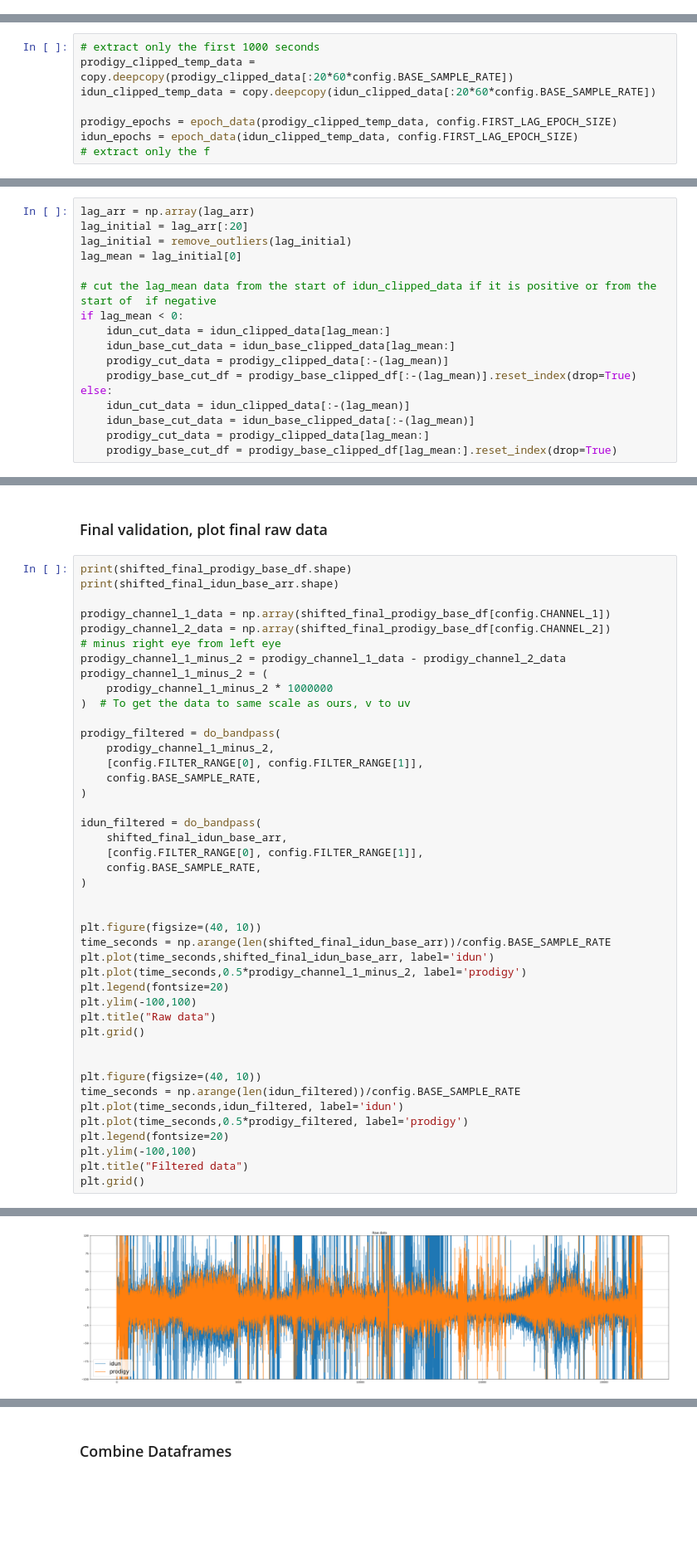
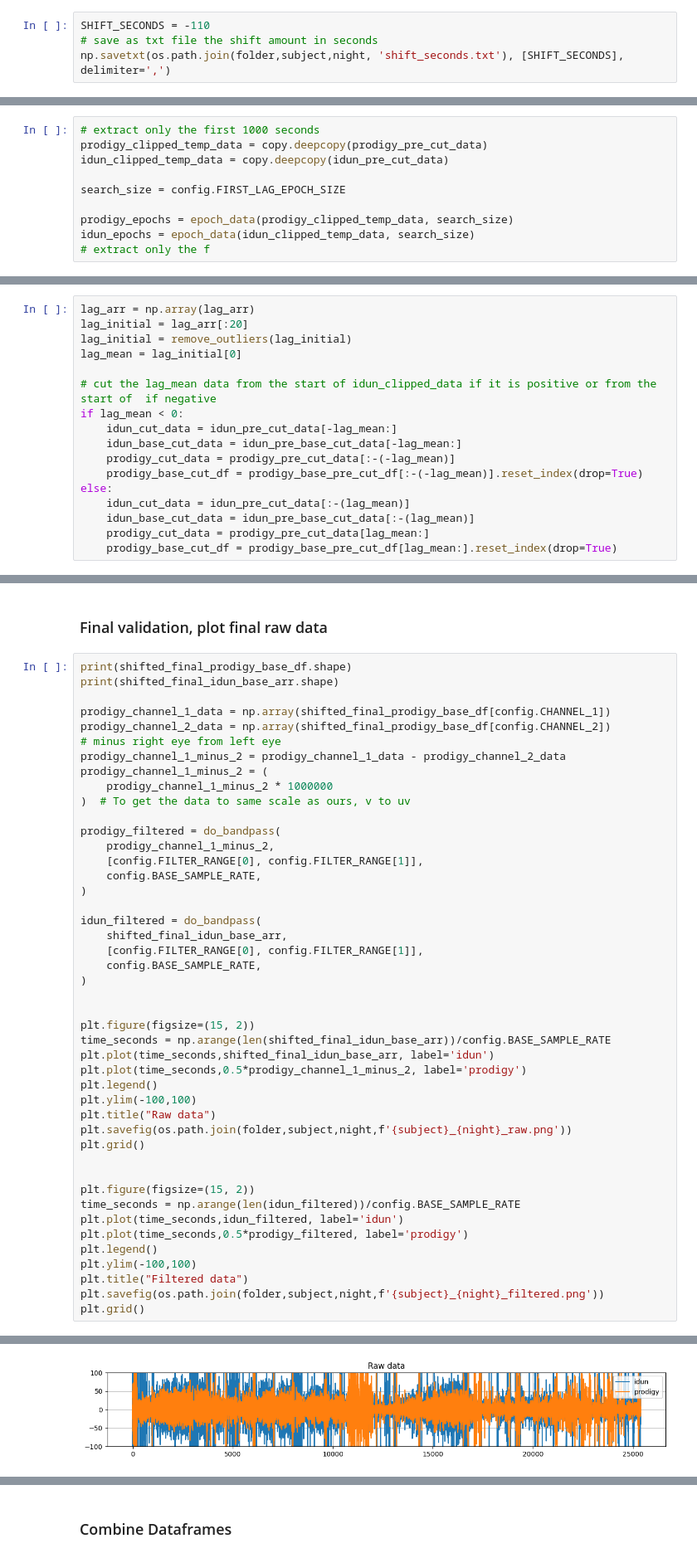
Before and after one commit to iduntech/idn-sync-data, a Jupyter notebook: sync_main.ipynb, the cells around one changed output, grey strips where cells are left out. Shown at 83% size. Drawn from its saved outputs; the diff is of its cells as text; blank space fills up the shorter version.

```diff
--- a/sync_main.ipynb
+++ b/sync_main.ipynb
@@ -107,0 +103,4 @@ plt.ylim(-200, 200)
+# %%
+SHIFT_SECONDS = -110
+# save as txt file the shift amount in seconds
+np.savetxt(os.path.join(folder,subject,night, 'shift_seconds.txt'), [SHIFT_SECONDS], delimiter=',')
@@ -119,11 +146,13 @@ plt.grid()
 ### Calculate lag
 # %%
 # extract only the first 1000 seconds
-prodigy_clipped_temp_data = copy.deepcopy(prodigy_clipped_data[:20*60*config.BASE_SAMPLE_RATE])
-idun_clipped_temp_data = copy.deepcopy(idun_clipped_data[:20*60*config.BASE_SAMPLE_RATE])
+prodigy_clipped_temp_data = copy.deepcopy(prodigy_pre_cut_data)
+idun_clipped_temp_data = copy.deepcopy(idun_pre_cut_data)
 
-prodigy_epochs = epoch_data(prodigy_clipped_temp_data, config.FIRST_LAG_EPOCH_SIZE)
-idun_epochs = epoch_data(idun_clipped_temp_data, config.FIRST_LAG_EPOCH_SIZE)
+search_size = config.FIRST_LAG_EPOCH_SIZE
+
+prodigy_epochs = epoch_data(prodigy_clipped_temp_data, search_size)
+idun_epochs = epoch_data(idun_clipped_temp_data, search_size)
 # extract only the f
 # %%
 correlation_arr, max_corr_arr, lag_arr = calculate_epochs_lag(prodigy_epochs, idun_epochs)
@@ -149,15 +178,15 @@ lag_mean = lag_initial[0]
 
 # cut the lag_mean data from the start of idun_clipped_data if it is positive or from the start of  if negative
 if lag_mean < 0:
-    idun_cut_data = idun_clipped_data[lag_mean:]
-    idun_base_cut_data = idun_base_clipped_data[lag_mean:]
-    prodigy_cut_data = prodigy_clipped_data[:-(lag_mean)]
-    prodigy_base_cut_df = prodigy_base_clipped_df[:-(lag_mean)].reset_index(drop=True)
+    idun_cut_data = idun_pre_cut_data[-lag_mean:]
+    idun_base_cut_data = idun_pre_base_cut_data[-lag_mean:]
+    prodigy_cut_data = prodigy_pre_cut_data[:-(-lag_mean)]
+    prodigy_base_cut_df = prodigy_base_pre_cut_df[:-(-lag_mean)].reset_index(drop=True)
 else:
-    idun_cut_data = idun_clipped_data[:-(lag_mean)]
-    idun_base_cut_data = idun_base_clipped_data[:-(lag_mean)]
-    prodigy_cut_data = prodigy_clipped_data[lag_mean:]
-    prodigy_base_cut_df = prodigy_base_clipped_df[lag_mean:].reset_index(drop=True)
+    idun_cut_data = idun_pre_cut_data[:-(lag_mean)]
+    idun_base_cut_data = idun_pre_base_cut_data[:-(lag_mean)]
+    prodigy_cut_data = prodigy_pre_cut_data[lag_mean:]
+    prodigy_base_cut_df = prodigy_base_pre_cut_df[lag_mean:].reset_index(drop=True)
 # %%
 # plot the data
 plt.figure(figsize=(15, 2))
@@ -414,22 +449,24 @@ idun_filtered = do_bandpass(
 )
 
 
-plt.figure(figsize=(40, 10))
+plt.figure(figsize=(15, 2))
 time_seconds = np.arange(len(shifted_final_idun_base_arr))/config.BASE_SAMPLE_RATE
 plt.plot(time_seconds,shifted_final_idun_base_arr, label='idun')
 plt.plot(time_seconds,0.5*prodigy_channel_1_minus_2, label='prodigy')
-plt.legend(fontsize=20)
+plt.legend()
 plt.ylim(-100,100)
 plt.title("Raw data")
+plt.savefig(os.path.join(folder,subject,night,f'{subject}_{night}_raw.png'))
 plt.grid()
 
 
-plt.figure(figsize=(40, 10))
+plt.figure(figsize=(15, 2))
 time_seconds = np.arange(len(idun_filtered))/config.BASE_SAMPLE_RATE
 plt.plot(time_seconds,idun_filtered, label='idun')
 plt.plot(time_seconds,0.5*prodigy_filtered, label='prodigy')
-plt.legend(fontsize=20)
+plt.legend()
 plt.ylim(-100,100)
 plt.title("Filtered data")
+plt.savefig(os.path.join(folder,subject,night,f'{subject}_{night}_filtered.png'))
 plt.grid()
 # %% [output]
@@ -438 +475 @@ plt.grid()
-[figure, old version]
+[figure, new version]
```
Also changed, not shown: parts of 28 cells of this notebook.
